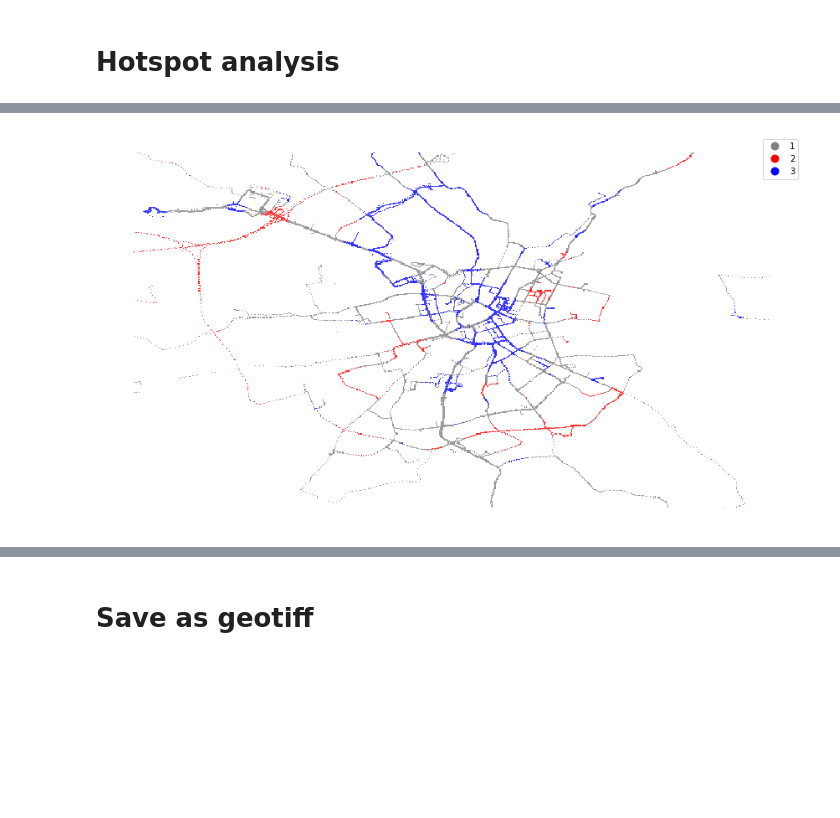
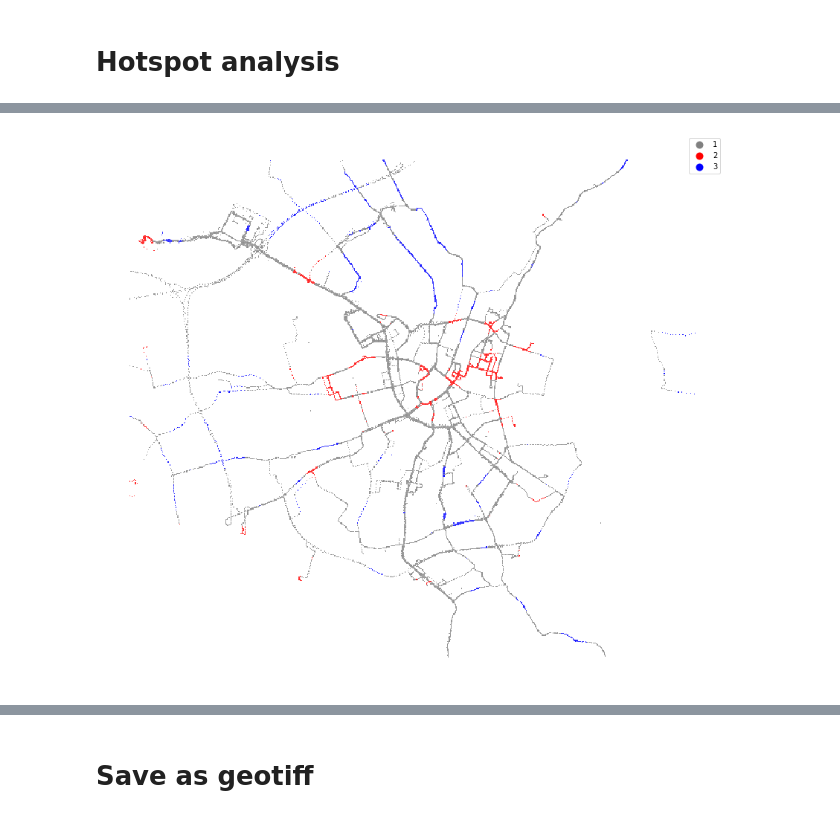
Before and after one commit to MartinPontius/CITRAM-HotspotAnalysis, a Jupyter notebook: hotspot_chemnitz.ipynb, the cells around one changed output, grey strips where cells are left out. Cells and saved outputs as stored; diff of their text form; code cells hidden in the pictures; blank space fills up the shorter version.

Commit message:
Apply row-standardization and use quantiles + G*

```diff
--- a/hotspot_chemnitz.ipynb
+++ b/hotspot_chemnitz.ipynb
@@ -174,7 +180,7 @@ ax.set_axis_off()
 # %%
 # Calculate weights
 
-threshold = 360 # 360 / 30 (gridSize) = 12 (cells)
+threshold = 300 # 300 / 30 (gridSize) = 10 (cells)
 
 # Remove unrealistic values
 if kg_km:
@@ -196,7 +202,7 @@ w = libpysal.weights.DistanceBand(coords, threshold, binary=True)
 # distance_metric: metric of distance (default: distance_metric='euclidean'), alternative: distance_metric='arc' (automatically if radius != None)
 # radius: If supplied arc_distances will be calculated based on the given radius, usually earth radius in km pysal.cg.RADIUS_EARTH_KM
 
-# w.set_transform('R') to apply a row-standardization of weights (= division by row sum)
+w.set_transform('R') # to apply a row-standardization of weights (= division by row sum)
 
 #print(len(w.weights))
 #print(w.weights)
@@ -207,7 +216,7 @@ w = libpysal.weights.DistanceBand(coords, threshold, binary=True)
 # %%
 # Calculate local Getis Ord statistic
 
-getisOrdLocal = esda.getisord.G_Local(co2_hotspot['CO2.value'], w, transform='B')
+getisOrdLocal = esda.getisord.G_Local(co2_hotspot['CO2.value'], w, transform='R', star=True)
 # transform: 'B' (binary) or 'R' (row-standardized), given weights are accordingly converted internally and reconverted to original after finishing
 # star: whether or not to include focal observation in sums (default: False)
 
@@ -235,35 +256,44 @@ sns_plot.figure.savefig('data/chemnitz/images/histogram/histogram_p_' + filepatt
 # %%
 ## Plot hotspots/coldspots
 
 # https://pro.arcgis.com/de/pro-app/tool-reference/spatial-statistics/what-is-a-z-score-what-is-a-p-value.htm
 # 0.1 / 1.65, 0.05 / 1.96, 0.01 / 2.58
-significance_lvl = 0.01
-critical_lvl = 2.58
+#significance_lvl = 0.01
+#critical_lvl = 2.58
+
+quant_z_up = 0.9
+quant_z_low = quant_p = 0.1
 
 hcmap = colors.ListedColormap(['grey','red','blue'])
 
-significant = co2_hotspot['p_value'] < significance_lvl
-hotspots = (co2_hotspot['z_score']>critical_lvl) & significant
-coldspots = (co2_hotspot['z_score']<(-critical_lvl)) & significant
+# Theoretical criteria
+#significant = co2_hotspot['p_value'] < significance_lvl
+#hotspots = (co2_hotspot['z_score']>critical_lvl) & significant
+#coldspots = (co2_hotspot['z_score']<(-critical_lvl)) & significant
+
+# Empirical criteria
+significant = co2_hotspot['p_value'] < np.quantile(co2_hotspot['p_value'], quant_p)
+hotspots = (co2_hotspot['z_score']>np.quantile(co2_hotspot['z_score'], quant_z_up))
+coldspots = (co2_hotspot['z_score']<np.quantile(co2_hotspot['z_score'], quant_z_low))
 
 co2_hotspot = co2_hotspot.assign(significant = significant)
 co2_hotspot = co2_hotspot.assign(hotspots = hotspots)
 co2_hotspot = co2_hotspot.assign(coldspots = coldspots)
 
 # 1=hotcold spot, 2=hotspot, 3=coldspot
 hotspot_index = 1 + hotspots*1 + coldspots*2
 co2_hotspot = co2_hotspot.assign(hotspot_index = hotspot_index)
 hcmap = colors.ListedColormap(['grey', 'red','blue'])
 f, ax = plt.subplots(1, figsize=(15, 15))
 co2_hotspot.plot(column='hotspot_index', categorical=True, \
         k=2, cmap=hcmap,linewidth=0.1, ax=ax, \
         edgecolor='white', legend=True)
 ax.set_axis_off()
 plt.show()
 
 #co2_hotspot.to_csv("data/chemnitz/co2_hotspot.csv")
 # %% [output]
-[figure, old version]
+[figure, new version]
 # %%
 # Size of grid
 print(len(grid_cols))
```
Also changed, not shown: parts of 12 cells of this notebook, 2 other files.
